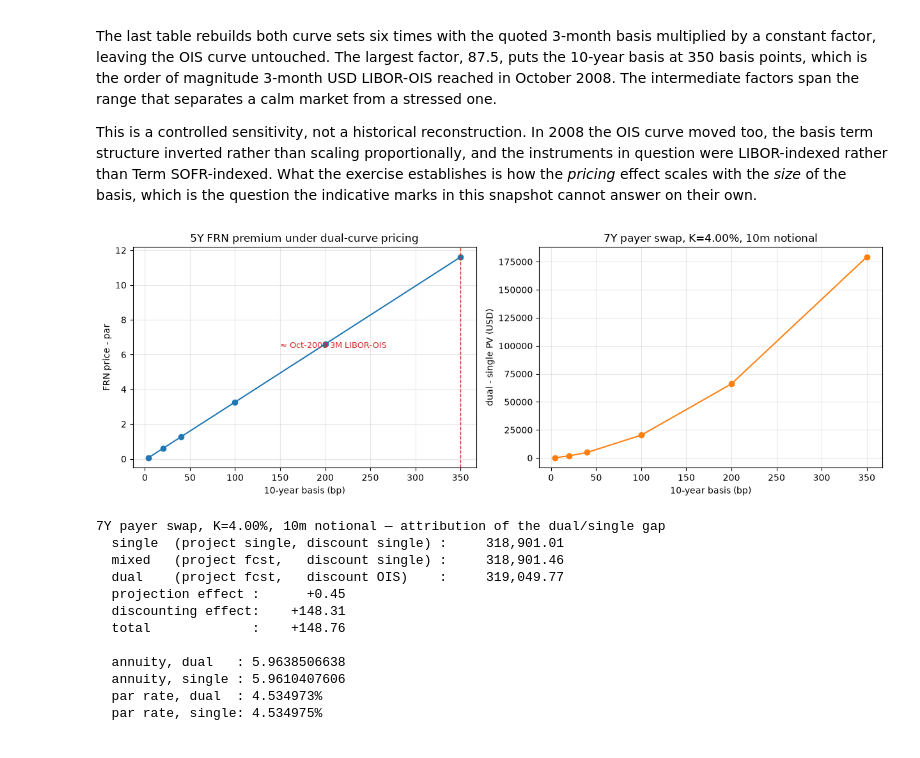
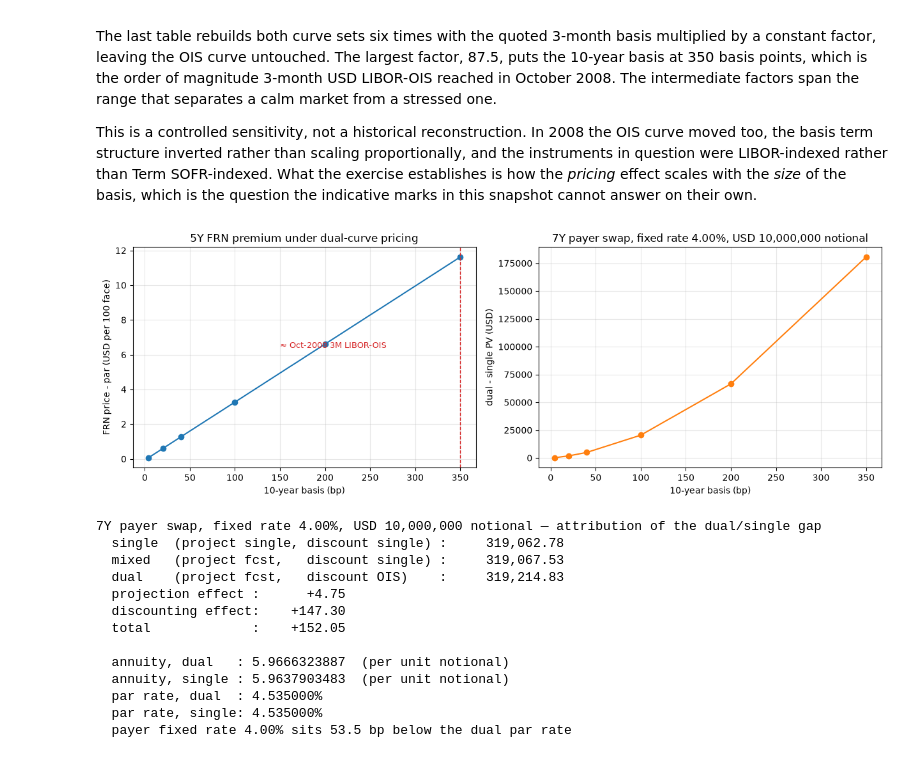
Before and after one commit to wididestrianda01/fixed-income-curve-engine, a Jupyter notebook: notebooks/04-dual-curve-pricing.ipynb, the cells around one changed output. Saved outputs shown, nothing was run; the diff lists cells and outputs as text; code cells hidden in the pictures.

```diff
--- a/notebooks/04-dual-curve-pricing.ipynb
+++ b/notebooks/04-dual-curve-pricing.ipynb
@@ -213,9 +234,14 @@ reads results, and computes no cash flow of its own.
 # %%
 def usd_swap(years: float, fixed_rate: float, notional: float = 1_000_000.0) -> VanillaSwap:
-    """A 3M-float USD swap on the same conventions the curve builder uses."""
+    """A 3M-float USD swap on the same conventions the curve builder uses.
+
+    Integer-year tenors mature on the calendar-month anniversary, matching
+    ``yieldcurve.curves.build._maturity``; the exact repricing printed below
+    verifies the parity.
+    """
     return VanillaSwap(
         start=ASOF,
-        maturity=ASOF + timedelta(days=round(years * 365.0)),
+        maturity=add_months(ASOF, round(years * 12.0)),
         fixed_rate=fixed_rate,
         fixed_frequency=2,
         fixed_day_count=DayCount.THIRTY_360_BOND,
@@ -237,8 +263,13 @@ quotes = [
 ois_curve = usd_ois_curve(snapshot, ASOF)
 dual = usd_curveset(snapshot, ASOF)
 forecast_curve = dual.forecast_for("3M")
-single_curve = bootstrap(quotes, asof=ASOF, method=InterpMethod.MONOTONE_CONVEX)
+single_curve = bootstrap(quotes, asof=ASOF)
 single = CurveSet.single(single_curve)
+
+print(
+    f"covered horizons: OIS {ois_curve.covered_horizon:.4f} years, "
+    f"forecast {forecast_curve.covered_horizon:.4f} years"
+)
 
 rows = []
 for t in (0.5, 1.0, 2.0, 3.0, 5.0, 7.0, 10.0):
@@ -254,5 +285,6 @@ for t in (0.5, 1.0, 2.0, 3.0, 5.0, 7.0, 10.0):
         }
     )
 zeros = pd.DataFrame(rows)
+print("\nzero rates in % per annum (continuous compounding); spreads in basis points")
 print(zeros.to_string(index=False, float_format=lambda x: f"{x:.6f}"))
 # %% [output]
@@ -442,7 +476,7 @@ experiment shows where the difference actually lives.
 FRN_YEARS = 5.0
 note = FRN(
     issue=ASOF,
-    maturity=ASOF + timedelta(days=round(FRN_YEARS * 365.0)),
+    maturity=add_months(ASOF, round(FRN_YEARS * 12.0)),
     frequency=4,
     day_count=DayCount.ACT_360,
     calendar=NullCalendar(),
@@ -502,10 +673,8 @@ def build_pair(scale: float) -> tuple[CurveSet, CurveSet]:
         Quote(instrument=usd_swap(float(years), float(rate)), rate=float(rate))
         for years, rate in zip(forecast_quotes["tenor_years"], scaled, strict=True)
     ]
-    projection = bootstrap(
-        scaled_quotes, asof=ASOF, method=InterpMethod.MONOTONE_CONVEX, discount_curve=ois_curve
-    )
-    self_discounted = bootstrap(scaled_quotes, asof=ASOF, method=InterpMethod.MONOTONE_CONVEX)
+    projection = bootstrap(scaled_quotes, asof=ASOF, discount_curve=ois_curve)
+    self_discounted = bootstrap(scaled_quotes, asof=ASOF)
     return (
         CurveSet(discount=ois_curve, forecast={"3M": projection}),
         CurveSet.single(self_discounted),
@@ -533,6 +702,7 @@ for scale in (1.0, 5.0, 10.0, 25.0, 50.0, 87.5):
         }
     )
 stress = pd.DataFrame(stress_rows)
-print("5Y FRN (face 100) and 7Y payer swap at K=4.00% on 10m notional")
+print("5Y FRN (face USD 100) and 7Y payer swap at fixed rate 4.00% on USD 10,000,000 notional")
+print("prices in USD per 100 of face (FRN) and USD (swap); basis in basis points")
 print(stress.to_string(index=False, float_format=lambda x: f"{x:,.4f}"))
 # %% [output]
@@ -562,35 +733,39 @@ in this snapshot cannot answer on their own.
 # %%
 fig, axes = plt.subplots(1, 2, figsize=(12.5, 4.4))
 axes[0].plot(stress["basis_10y_bp"], stress["frn_premium"], marker="o")
 axes[0].set_xlabel("10-year basis (bp)")
-axes[0].set_ylabel("FRN price - par")
+axes[0].set_ylabel("FRN price - par (USD per 100 face)")
 axes[0].set_title("5Y FRN premium under dual-curve pricing")
 axes[0].grid(alpha=0.3)
 axes[0].axvline(350, color="C3", linestyle="--", linewidth=1)
 axes[0].annotate(
     "≈ Oct-2008 3M LIBOR-OIS",
     xy=(350, stress["frn_premium"].iloc[-1]),
     xytext=(150, stress["frn_premium"].iloc[-1] * 0.55),
     fontsize=9,
     color="C3",
 )
 
 axes[1].plot(stress["basis_10y_bp"], stress["swap_diff"], marker="o", color="C1")
 axes[1].set_xlabel("10-year basis (bp)")
 axes[1].set_ylabel("dual - single PV (USD)")
-axes[1].set_title("7Y payer swap, K=4.00%, 10m notional")
+axes[1].set_title("7Y payer swap, fixed rate 4.00%, USD 10,000,000 notional")
 axes[1].grid(alpha=0.3)
 fig.tight_layout()
 plt.show()
 # %% [output]
-[figure, old version]
+[figure, new version]
 # %%
 mixed = CurveSet(discount=single_curve, forecast={"3M": forecast_curve})
 pv_dual = price(payer, dual, ASOF).dirty
 pv_single = price(payer, single, ASOF).dirty
 pv_mixed = price(payer, mixed, ASOF).dirty
+par_dual = par_rate(payer, dual, ASOF)
+par_single = par_rate(payer, single, ASOF)
 
-print("7Y payer swap, K=4.00%, 10m notional — attribution of the dual/single gap")
+print(
+    "7Y payer swap, fixed rate 4.00%, USD 10,000,000 notional — attribution of the dual/single gap"
+)
 print(f"  single  (project single, discount single) : {pv_single:14,.2f}")
 print(f"  mixed   (project fcst,   discount single) : {pv_mixed:14,.2f}")
 print(f"  dual    (project fcst,   discount OIS)    : {pv_dual:14,.2f}")
@@ -598,23 +773,25 @@ print(f"  projection effect : {pv_mixed - pv_single:+10,.2f}")
 print(f"  discounting effect: {pv_dual - pv_mixed:+10,.2f}")
 print(f"  total             : {pv_dual - pv_single:+10,.2f}")
 print()
-print(f"  annuity, dual   : {annuity(payer, dual, ASOF):.10f}")
-print(f"  annuity, single : {annuity(payer, single, ASOF):.10f}")
-print(f"  par rate, dual  : {par_rate(payer, dual, ASOF) * 100:.6f}%")
-print(f"  par rate, single: {par_rate(payer, single, ASOF) * 100:.6f}%")
+print(f"  annuity, dual   : {annuity(payer, dual, ASOF):.10f}  (per unit notional)")
+print(f"  annuity, single : {annuity(payer, single, ASOF):.10f}  (per unit notional)")
+print(f"  par rate, dual  : {par_dual * 100:.6f}%")
+print(f"  par rate, single: {par_single * 100:.6f}%")
+print(f"  payer fixed rate 4.00% sits {1e4 * (par_dual - 0.040):.1f} bp below the dual par rate")
 # %% [output]
-7Y payer swap, K=4.00%, 10m notional — attribution of the dual/single gap
-  single  (project single, discount single) :     318,901.01
-  mixed   (project fcst,   discount single) :     318,901.46
-  dual    (project fcst,   discount OIS)    :     319,049.77
-  projection effect :      +0.45
-  discounting effect:    +148.31
-  total             :    +148.76
+7Y payer swap, fixed rate 4.00%, USD 10,000,000 notional — attribution of the dual/single gap
+  single  (project single, discount single) :     319,062.78
+  mixed   (project fcst,   discount single) :     319,067.53
+  dual    (project fcst,   discount OIS)    :     319,214.83
+  projection effect :      +4.75
+  discounting effect:    +147.30
+  total             :    +152.05
 
-  annuity, dual   : 5.9638506638
-  annuity, single : 5.9610407606
-  par rate, dual  : 4.534973%
-  par rate, single: 4.534975%
+  annuity, dual   : 5.9666323887  (per unit notional)
+  annuity, single : 5.9637903483  (per unit notional)
+  par rate, dual  : 4.535000%
+  par rate, single: 4.535000%
+  payer fixed rate 4.00% sits 53.5 bp below the dual par rate
 # %% [markdown]
 ## Result 4: where the money is, and where it is not
 
```
Also changed, not shown: parts of 21 cells of this notebook, 1 other file.
